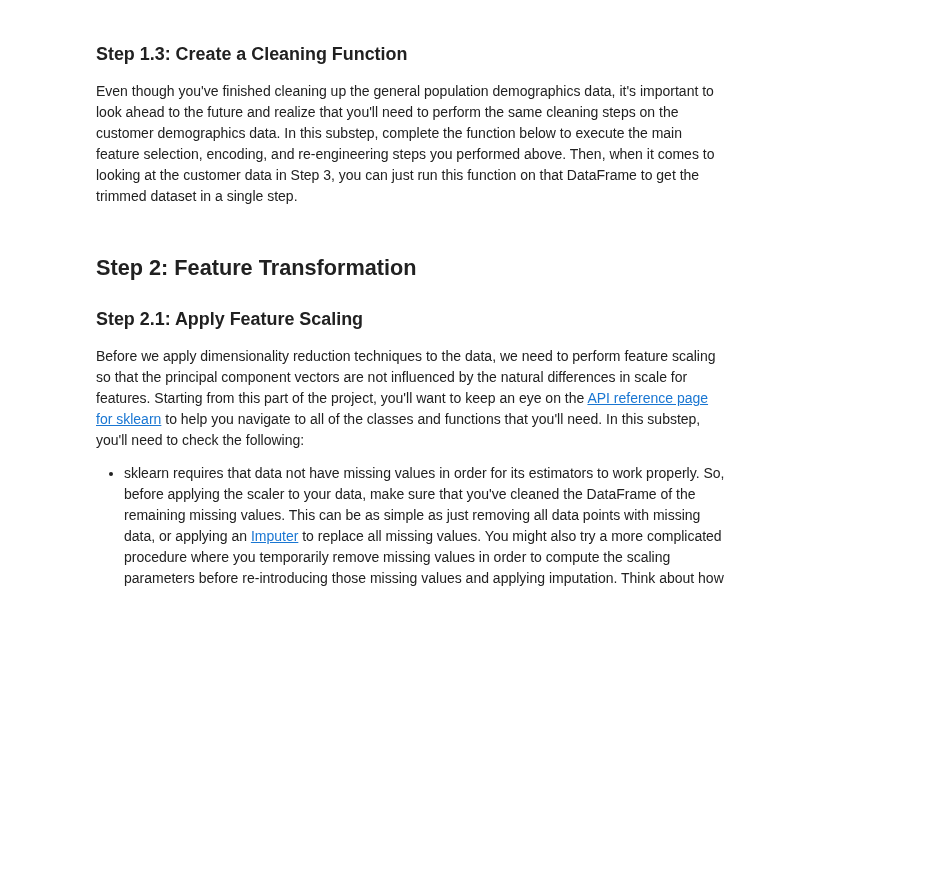
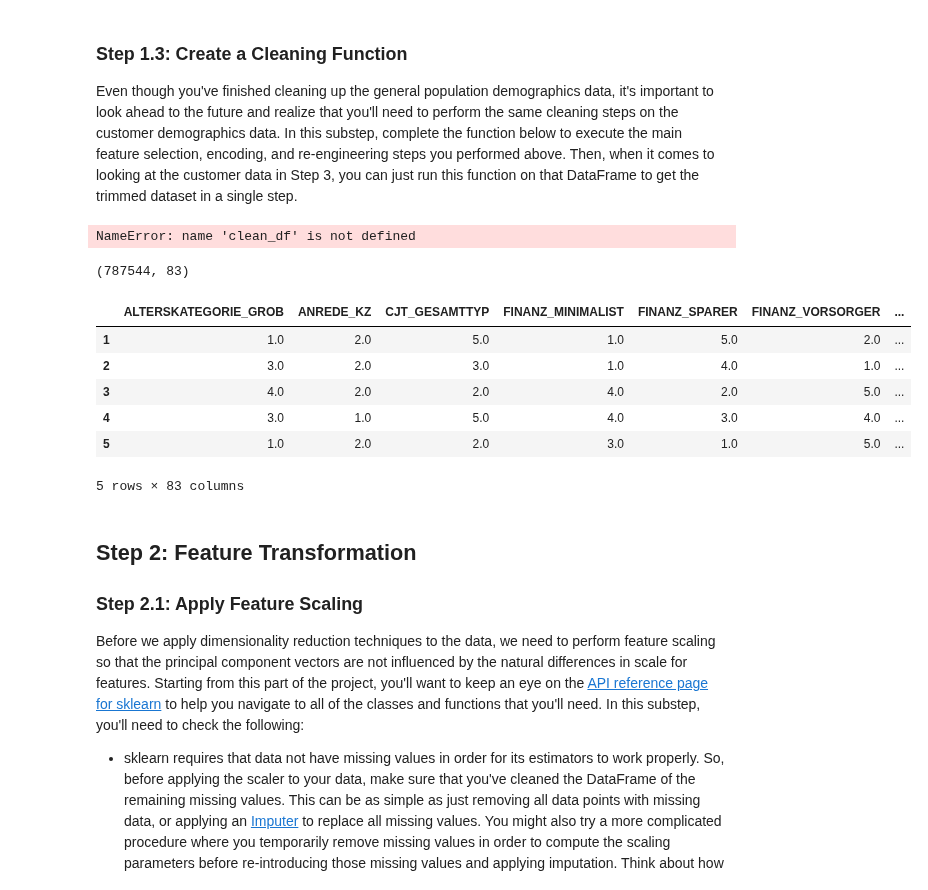
Before and after one commit to ChristopherDaigle/Udacity, a Jupyter notebook: IntroductionToMachineLearningProgram/Part4_UnsupervisedLearning/Project/Identify_Customer_Segments.ipynb, the cells around one changed output. Saved outputs shown, nothing was run; the diff lists cells and outputs as text; code cells hidden in the pictures; blank space fills up the shorter version.

```diff
--- a/IntroductionToMachineLearningProgram/Part4_UnsupervisedLearning/Project/Identify_Customer_Segments.ipynb
+++ b/IntroductionToMachineLearningProgram/Part4_UnsupervisedLearning/Project/Identify_Customer_Segments.ipynb
@@ -819,2 +766,0 @@ low = low.drop('LP_LEBENSPHASE_FEIN',axis=1)
-# %%
-low = low.drop('LP_LEBENSPHASE_GROB',axis=1)
@@ -846,12 +796,16 @@ Make sure that for any new columns that you have engineered, that you've exclude
 # take care of them here. (Dealing with missing data will come in step 2.1.)
 #
 # Check indicator/dummy features have been removed
-multi = ['CJT_GESAMTTYP', 'FINANZTYP', 'GFK_URLAUBERTYP', 'LP_FAMILIE_FEIN',
-         'LP_FAMILIE_GROB', 'LP_STATUS_FEIN', 'LP_STATUS_GROB', 'NATIONALITAET_KZ',
-         'SHOPPER_TYP', 'ZABEOTYP', 'GEBAEUDETYP', 'CAMEO_DEUG_2015', 'CAMEO_DEU_2015']
-for variable in multi:
+remove = ['PRAEGENDE_JUGENDJAHRE', 'CAMEO_INTL_2015', 'WOHNLAGE',
+          'PLZ8_BAUMAX', 'LP_LEBENSPHASE_FEIN', 'LP_LEBENSPHASE_GROB']
+for column in multi:
+    remove.append(column)
+
+for variable in remove:
     if variable in low.columns:
         print('{} variable has not been dropped'.format(variable))
+        low = low.drop(variable, axis=1)
+        print('{} variable has NOW been dropped'.format(variable))
     else:
         print('{} variable has been dropped'.format(variable))
 # %% [output]
@@ -870,0 +829,8 @@ CAMEO_DEU_2015 variable has been dropped
+# %%
+for variable in remove:
+    if variable in low.columns:
+        print('{} variable has not been dropped'.format(variable))
+        low = low.drop(variable, axis=1)
+        print('{} variable has NOW been dropped'.format(variable))
+    else:
+        print('{} variable has been dropped'.format(variable))
@@ -899,3 +1115,37 @@ def clean_data(df):
+# %%
+for col in clean_df:
+    print(col)
+# %% [output]
+NameError: name 'clean_df' is not defined
+# %%
+import numpy as np
+import pandas as pd
+import matplotlib.pyplot as plt
+import seaborn as sns
+
+%matplotlib inline
+%config InlineBackend.figure_format = 'retina'
+
+# Load in the general demographics data.
+azdias = pd.read_csv('Udacity_AZDIAS_Subset.csv', sep=';')
+
+# Load in the feature summary file.
+feat_info = pd.read_csv('AZDIAS_Feature_Summary.csv', sep=';')
+
+clean_df = clean_data(azdias)
+# %%
+print(clean_df.shape)
+print()
+clean_df.head()
+# %% [output]
+(787544, 83)
+|  | ALTERSKATEGORIE_GROB | ANREDE_KZ | CJT_GESAMTTYP | FINANZ_MINIMALIST | FINANZ_SPARER | FINANZ_VORSORGER | ... |
+| 1 | 1.0 | 2.0 | 5.0 | 1.0 | 5.0 | 2.0 | ... |
+| 2 | 3.0 | 2.0 | 3.0 | 1.0 | 4.0 | 1.0 | ... |
+| 3 | 4.0 | 2.0 | 2.0 | 4.0 | 2.0 | 5.0 | ... |
+| 4 | 3.0 | 1.0 | 5.0 | 4.0 | 3.0 | 4.0 | ... |
+| 5 | 1.0 | 2.0 | 2.0 | 3.0 | 1.0 | 5.0 | ... |
+5 rows × 83 columns
 # %% [markdown]
 ## Step 2: Feature Transformation
 
```
Also changed, not shown: parts of 46 cells of this notebook.
